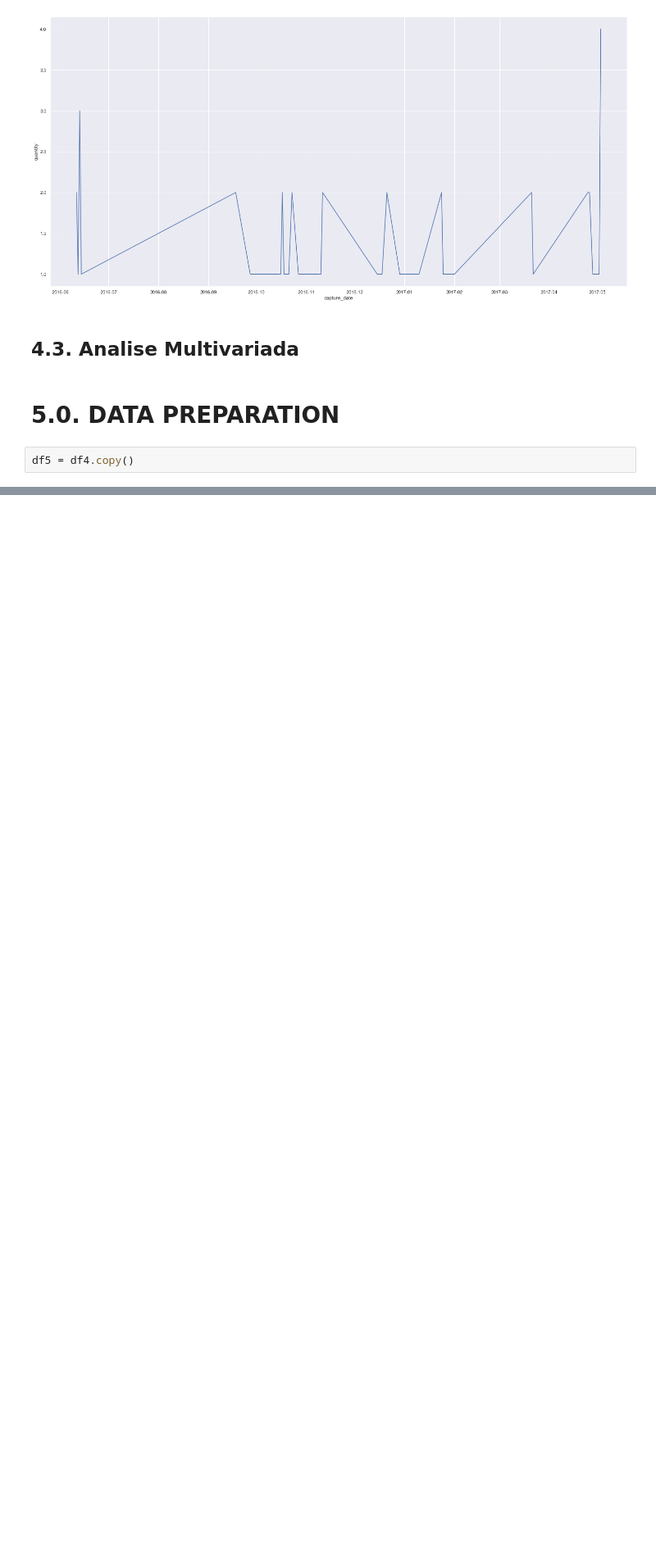
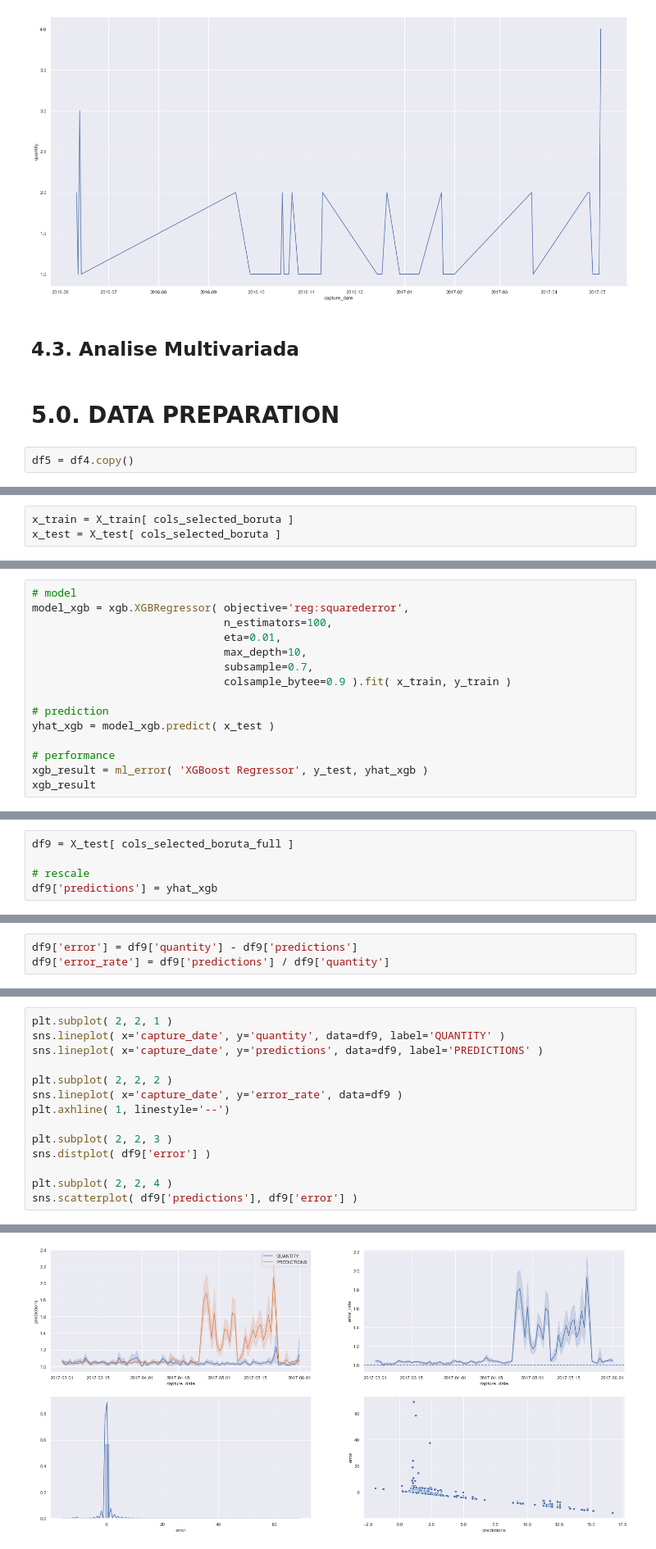
Before and after one commit to Meigarom/Demand-Forecast, a Jupyter notebook: notebooks/Products-Prediction.ipynb, the cells around one changed output, grey strips where cells are left out. Shown at 82% size. Cells and saved outputs as stored; diff of their text form; blank space fills up the shorter version.

```diff
--- a/notebooks/Products-Prediction.ipynb
+++ b/notebooks/Products-Prediction.ipynb
@@ -257,0 +347,3 @@ df5 = df4.copy()
+# %%
+x_train = X_train[ cols_selected_boruta ]
+x_test = X_test[ cols_selected_boruta ]
@@ -257,0 +423,15 @@ df5 = df4.copy()
+# %%
+# model
+model_xgb = xgb.XGBRegressor( objective='reg:squarederror',
+                              n_estimators=100,
+                              eta=0.01,
+                              max_depth=10,
+                              subsample=0.7,
+                              colsample_bytee=0.9 ).fit( x_train, y_train )
+
+# prediction
+yhat_xgb = model_xgb.predict( x_test )
+
+# performance
+xgb_result = ml_error( 'XGBoost Regressor', y_test, yhat_xgb )
+xgb_result
@@ -257,0 +472,5 @@ df5 = df4.copy()
+# %%
+df9 = X_test[ cols_selected_boruta_full ]
+
+# rescale
+df9['predictions'] = yhat_xgb
@@ -257,0 +481,3 @@ df5 = df4.copy()
+# %%
+df9['error'] = df9['quantity'] - df9['predictions']
+df9['error_rate'] = df9['predictions'] / df9['quantity']
@@ -257,0 +493,15 @@ df5 = df4.copy()
+# %%
+plt.subplot( 2, 2, 1 )
+sns.lineplot( x='capture_date', y='quantity', data=df9, label='QUANTITY' )
+sns.lineplot( x='capture_date', y='predictions', data=df9, label='PREDICTIONS' )
+
+plt.subplot( 2, 2, 2 )
+sns.lineplot( x='capture_date', y='error_rate', data=df9 )
+plt.axhline( 1, linestyle='--')
+
+plt.subplot( 2, 2, 3 )
+sns.distplot( df9['error'] )
+
+plt.subplot( 2, 2, 4 )
+sns.scatterplot( df9['predictions'], df9['error'] )
+# %% [output]
@@ -257,0 +509 @@ df5 = df4.copy()
+[figure, added]
```
Also changed, not shown: parts of 40 cells of this notebook.
